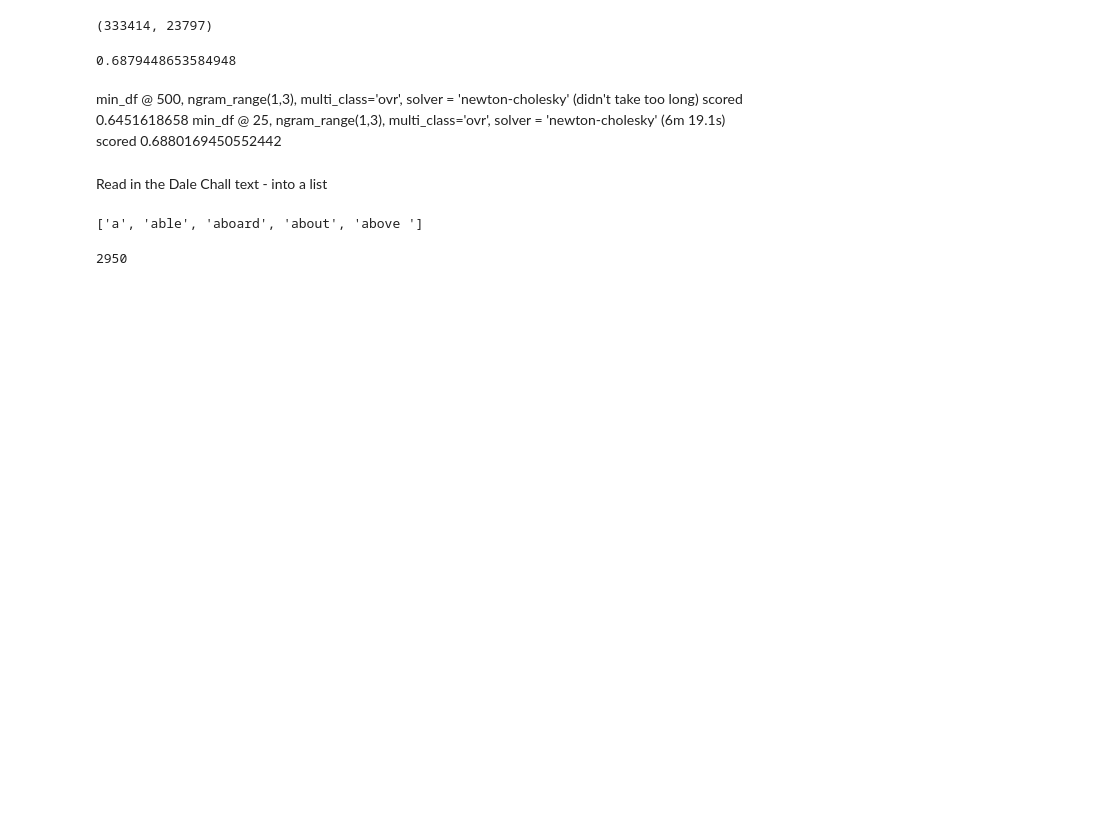
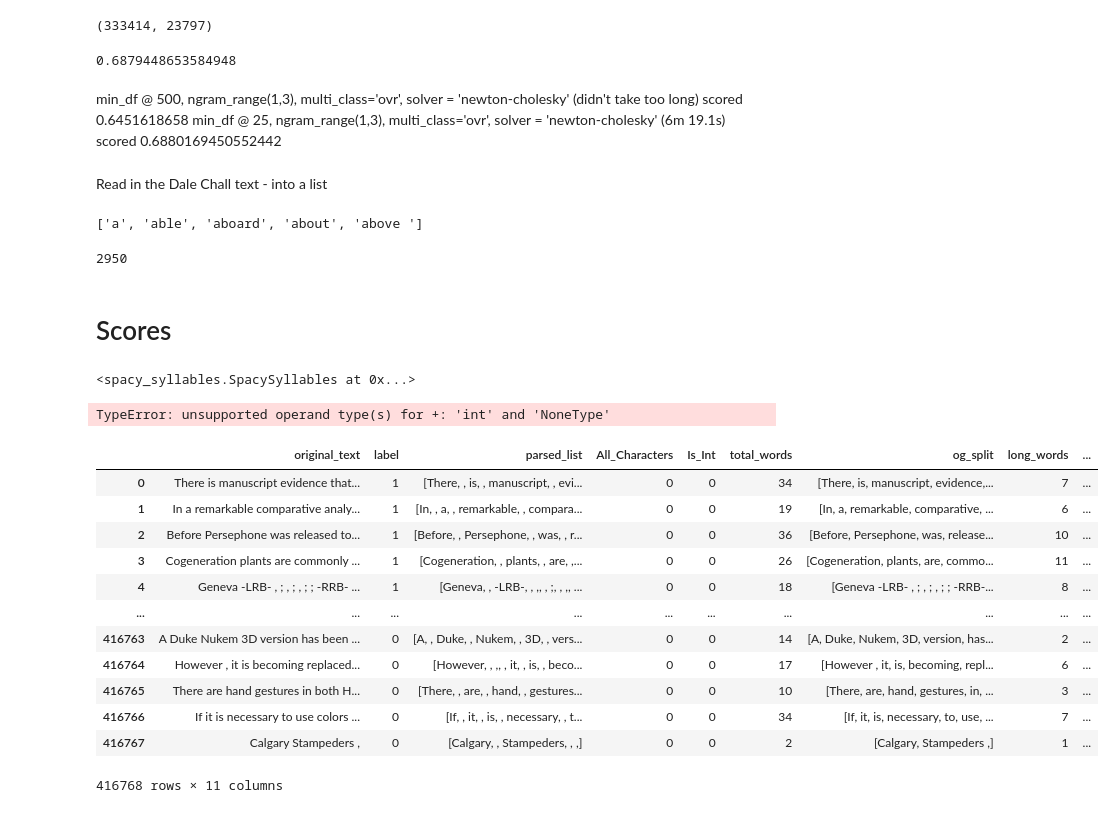
Before and after one commit to mattwiese123/milestone2, a Jupyter notebook: Prep.ipynb, the cells around one changed output. Drawn from its saved outputs; the diff is of its cells as text; code cells hidden in the pictures; blank space fills up the shorter version.

```diff
--- a/Prep.ipynb
+++ b/Prep.ipynb
@@ -389,3 +389,5 @@ print(dalechall_list[0:5])
 len(dalechall_list)
 # %% [output]
 2950
+# %% [markdown]
+# Scores
@@ -391,0 +403,33 @@ len(dalechall_list)
+# %%
+# using https://spacy.io/universe/project/spacy_syllables
+nlp = spacy.load("en_core_web_lg")
+nlp.add_pipe("syllables", after="tagger")
+# %% [output]
+<spacy_syllables.SpacySyllables at 0x...>
+# %%
+split_pat = re.compile(r'\b\s+\b')
+
+WikiLarge_Train_df['og_split'] = WikiLarge_Train_df['original_text'].apply(lambda x: re.split(split_pat, x))
+WikiLarge_Train_df['total_words'] = WikiLarge_Train_df['og_split'].apply(lambda x: len(x))
+WikiLarge_Train_df['long_words'] = WikiLarge_Train_df['og_split'].apply(lambda x: len([y for y in x if len(y) > 7]))
+WikiLarge_Train_df['total_sentences'] = 1
+WikiLarge_Train_df['total_characters'] = WikiLarge_Train_df['og_split'].apply(lambda x: sum([len(y) for y in x]))
+WikiLarge_Train_df['syl_list'] = WikiLarge_Train_df['original_text'].apply(lambda x: [token._.syllables_count for token in nlp(x)])
+# %% [output]
+TypeError: unsupported operand type(s) for +: 'int' and 'NoneType'
+# %%
+WikiLarge_Train_df
+# %% [output]
+|  | original_text | label | parsed_list | All_Characters | Is_Int | total_words | og_split | long_words | ... |
+| 0 | There is manuscript evidence that... | 1 | [There, , is, , manuscript, , evi... | 0 | 0 | 34 | [There, is, manuscript, evidence,... | 7 | ... |
+| 1 | In a remarkable comparative analy... | 1 | [In, , a, , remarkable, , compara... | 0 | 0 | 19 | [In, a, remarkable, comparative, ... | 6 | ... |
+| 2 | Before Persephone was released to... | 1 | [Before, , Persephone, , was, , r... | 0 | 0 | 36 | [Before, Persephone, was, release... | 10 | ... |
+| 3 | Cogeneration plants are commonly ... | 1 | [Cogeneration, , plants, , are, ,... | 0 | 0 | 26 | [Cogeneration, plants, are, commo... | 11 | ... |
+| 4 | Geneva -LRB- , ; , ; , ; ; -RRB- ... | 1 | [Geneva, , -LRB-, , ,, , ;, , ,, ... | 0 | 0 | 18 | [Geneva -LRB- , ; , ; , ; ; -RRB-... | 8 | ... |
+| ... | ... | ... | ... | ... | ... | ... | ... | ... | ... |
+| 416763 | A Duke Nukem 3D version has been ... | 0 | [A, , Duke, , Nukem, , 3D, , vers... | 0 | 0 | 14 | [A, Duke, Nukem, 3D, version, has... | 2 | ... |
+| 416764 | However , it is becoming replaced... | 0 | [However, , ,, , it, , is, , beco... | 0 | 0 | 17 | [However , it, is, becoming, repl... | 6 | ... |
+| 416765 | There are hand gestures in both H... | 0 | [There, , are, , hand, , gestures... | 0 | 0 | 10 | [There, are, hand, gestures, in, ... | 3 | ... |
+| 416766 | If it is necessary to use colors ... | 0 | [If, , it, , is, , necessary, , t... | 0 | 0 | 34 | [If, it, is, necessary, to, use, ... | 7 | ... |
+| 416767 | Calgary Stampeders , | 0 | [Calgary, , Stampeders, , ,] | 0 | 0 | 2 | [Calgary, Stampeders ,] | 1 | ... |
+416768 rows × 11 columns
```
Also changed, not shown: parts of 4 cells of this notebook.
